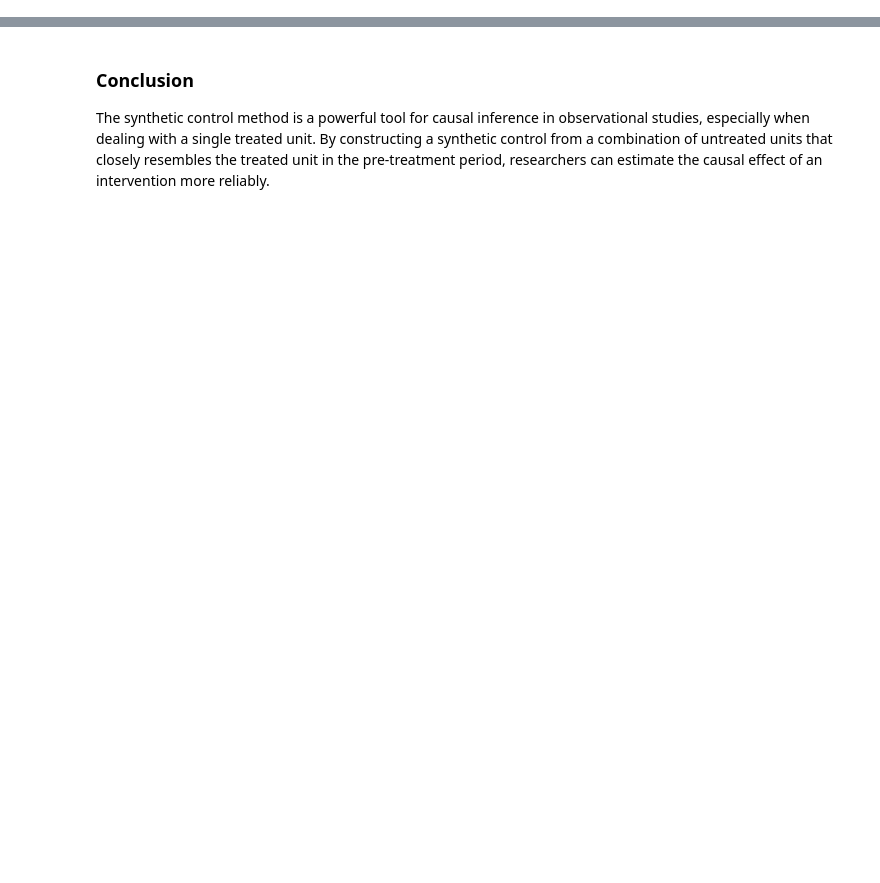
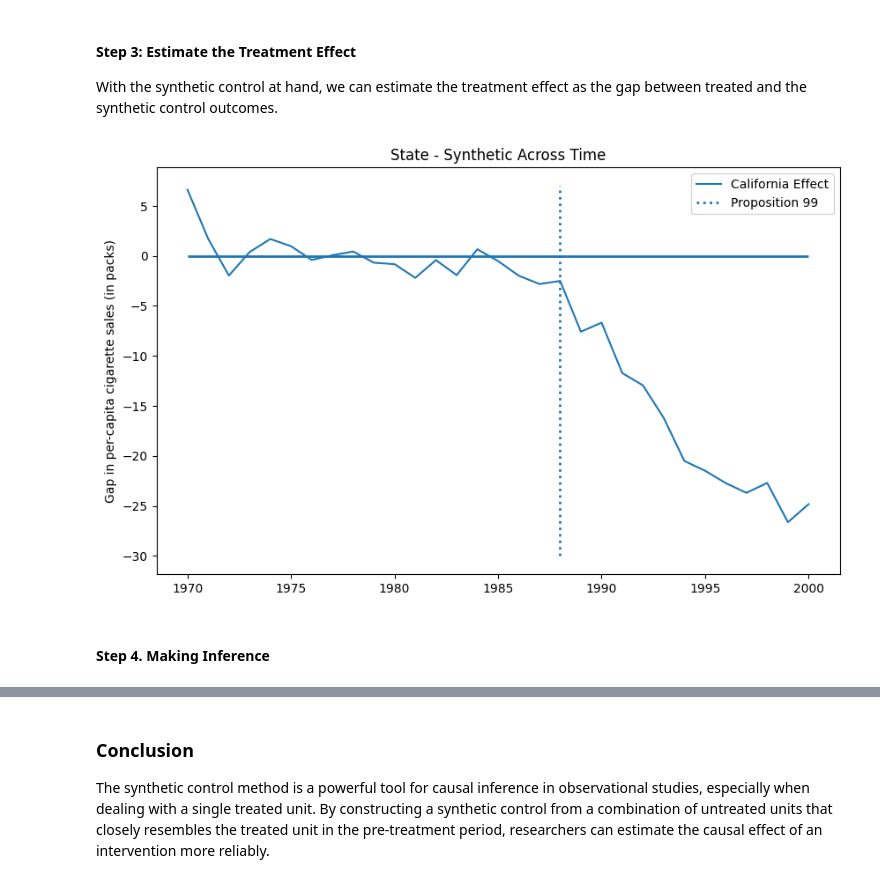
Before and after one commit to chaix026/Causal-Inference, a Jupyter notebook: Synthetic Control.ipynb, the cells around one changed output, grey strips where cells are left out. Cells and saved outputs as stored; diff of their text form; code cells hidden in the pictures; blank space fills up the shorter version.

```diff
--- a/Synthetic Control.ipynb
+++ b/Synthetic Control.ipynb
@@ -63,0 +186,17 @@ Estimated Treatment Effect: 0.6666666666666625
+# %% [markdown]
+#### Step 3: Estimate the Treatment Effect
+
+With the synthetic control at hand, we can estimate the treatment effect as the gap between treated and the synthetic control outcomes.
+# %%
+plt.figure(figsize=(10,6))
+plt.plot(cigar.query("california")["year"], cigar.query("california")["cigsale"] - calif_synth,
+         label="California Effect")
+plt.vlines(x=1988, ymin=-30, ymax=7, linestyle=":", lw=2, label="Proposition 99")
+plt.hlines(y=0, xmin=1970, xmax=2000, lw=2)
+plt.title("State - Synthetic Across Time")
+plt.ylabel("Gap in per-capita cigarette sales (in packs)")
+plt.legend();
+# %% [output]
+[figure, added]
+# %% [markdown]
+#### Step 4. Making Inference
```
Also changed, not shown: parts of 34 cells of this notebook, 1 other file.
